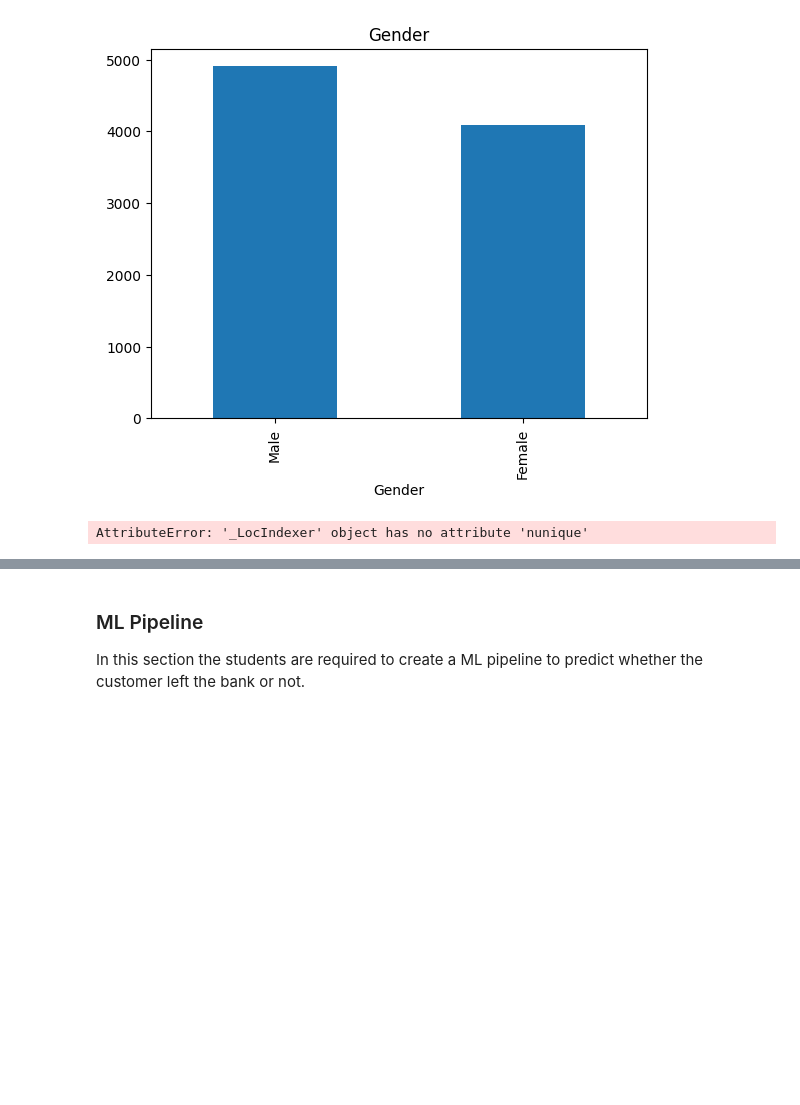
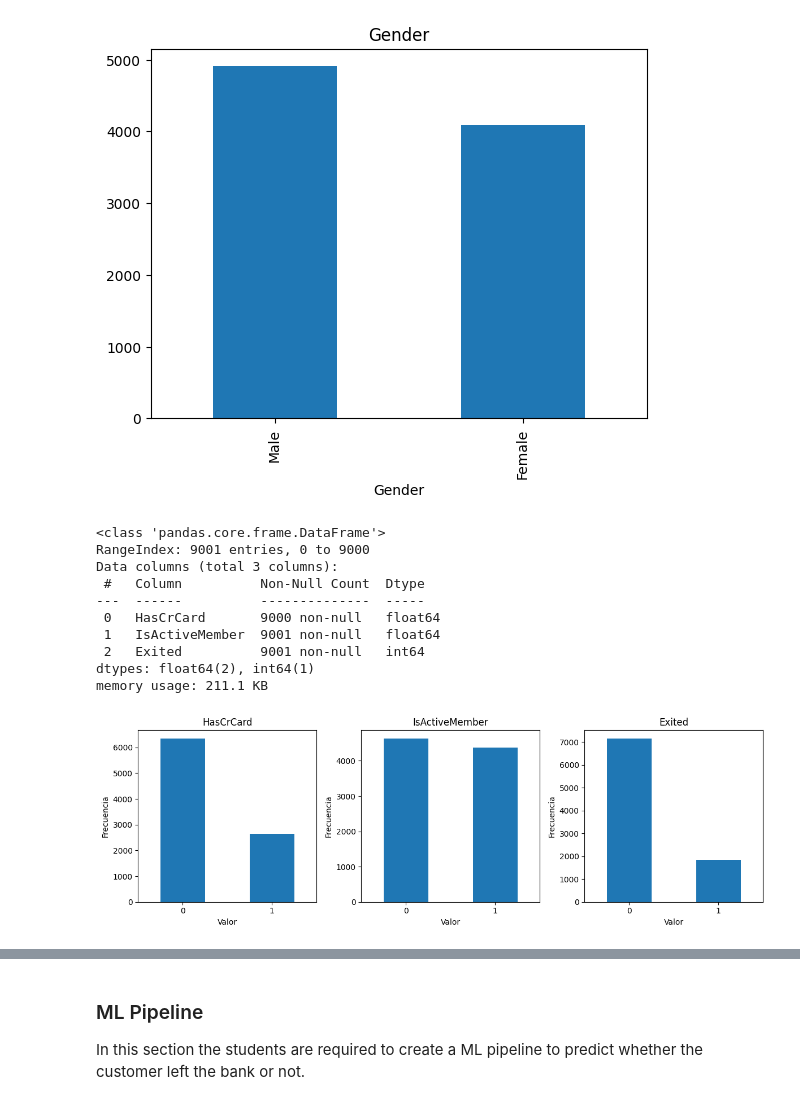
Before and after one commit to SOlivera-at-EADA/mlops-and-system-design, a Jupyter notebook: Class Exercise session_2/[exercise] machine-learning-pipeline.ipynb, the cells around one changed output, grey strips where cells are left out. Cells and saved outputs as stored; diff of their text form; code cells hidden in the pictures; blank space fills up the shorter version.

Commit message:
Visualization_Analysis

```diff
--- a/Class Exercise session_2/[exercise] machine-learning-pipeline.ipynb
+++ b/Class Exercise session_2/[exercise] machine-learning-pipeline.ipynb
@@ -97,10 +97,35 @@ memory usage: 211.1+ KB
 # %%
 # review binary variables
 
-numeric_df = df.select_dtypes(include=["float", "int"])
-binary_df = numeric_df.loc[:, numeric_df.loc.nunique() == 2]
+binary = ['HasCrCard', 'IsActiveMember', 'Exited']
+
+binary_df = df[binary]
+
 binary_df.info()
+
+fig, axes = plt.subplots(1, 3, figsize=(12, 4))
+
+for i, col in enumerate(binary):
+    binary_df[col].value_counts().plot(kind='bar', ax=axes[i])
+    axes[i].set_title(col)
+    axes[i].set_xlabel('Valor')
+    axes[i].set_ylabel('Frecuencia')
+    axes[i].set_xticks([0, 1])
+    axes[i].set_xticklabels(['0', '1'], rotation=0)
+
+plt.tight_layout()
+plt.show()
 # %% [output]
-AttributeError: '_LocIndexer' object has no attribute 'nunique'
+<class 'pandas.core.frame.DataFrame'>
+RangeIndex: 9001 entries, 0 to 9000
+Data columns (total 3 columns):
+ #   Column          Non-Null Count  Dtype
+---  ------          --------------  -----
+ 0   HasCrCard       9000 non-null   float64
+ 1   IsActiveMember  9001 non-null   float64
+ 2   Exited          9001 non-null   int64
+dtypes: float64(2), int64(1)
+memory usage: 211.1 KB
+[figure, added]
 # %%
 # review numerical variables
```
Also changed, not shown: parts of 3 cells of this notebook.
